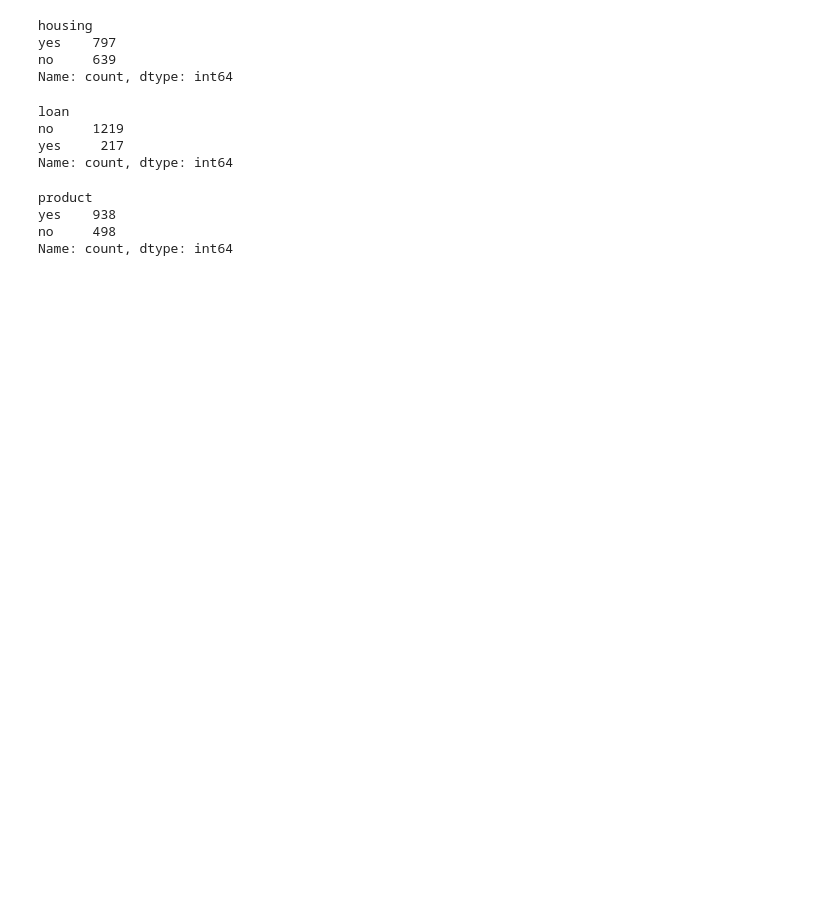
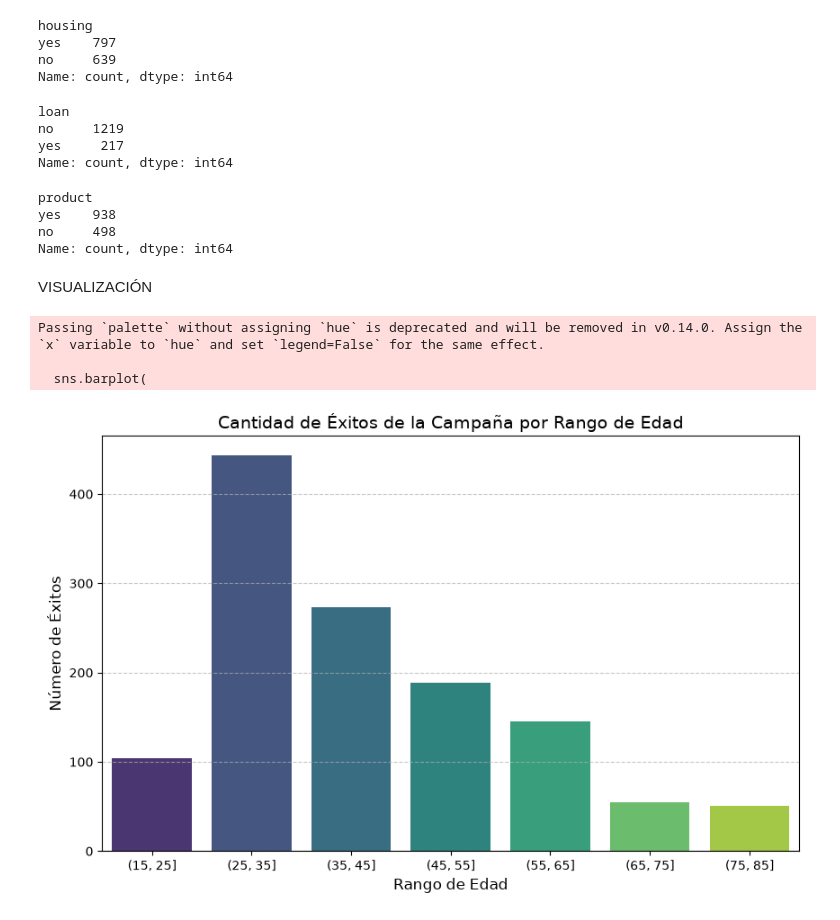
Before and after one commit to GloriaMartinTorres/EDA_Python_GloriaMartin, a Jupyter notebook: Notebooks/proyecto.ipynb, the cells around one changed output. Cells and saved outputs as stored; diff of their text form; code cells hidden in the pictures; blank space fills up the shorter version.

Commit message:
visualizaciones y cierre

```diff
--- a/Notebooks/proyecto.ipynb
+++ b/Notebooks/proyecto.ipynb
@@ -621,3 +623,5 @@ product
 yes    938
 no     498
 Name: count, dtype: int64
+# %% [markdown]
+VISUALIZACIÓN
@@ -623,0 +631,32 @@ Name: count, dtype: int64
+# %%
+# 1. Crear rangos de edad para que el gráfico sea legible (ej. de 10 en 10 años)
+# Definimos los cortes de los 15 a los 95 años
+bins = np.arange(15, 95, 10)
+exitos_anteriores["rango_edad"] = pd.cut(exitos_anteriores["age"], bins=bins)
+
+# 2. Contar cuántos éxitos hay por cada rango de edad
+exitos_por_edad = (
+    exitos_anteriores["rango_edad"].value_counts().sort_index().reset_index()
+)
+exitos_por_edad.columns = ["Rango de Edad", "Cantidad de Éxitos"]
+
+# 3. Crear el gráfico de barras
+plt.figure(figsize=(10, 6))
+sns.barplot(
+    data=exitos_por_edad,
+    x="Rango de Edad",
+    y="Cantidad de Éxitos",
+    palette="viridis",
+)
+
+plt.title("Cantidad de Éxitos de la Campaña por Rango de Edad", fontsize=14)
+plt.xlabel("Rango de Edad", fontsize=12)
+plt.ylabel("Número de Éxitos", fontsize=12)
+plt.grid(axis="y", linestyle="--", alpha=0.7)
+
+plt.show()
+# %% [output]
+Passing `palette` without assigning `hue` is deprecated and will be removed in v0.14.0. Assign the `x` variable to `hue` and set `legend=False` for the same effect.
+
+  sns.barplot(
+[figure, added]
```
Also changed, not shown: parts of 9 cells of this notebook, 11 other files.
